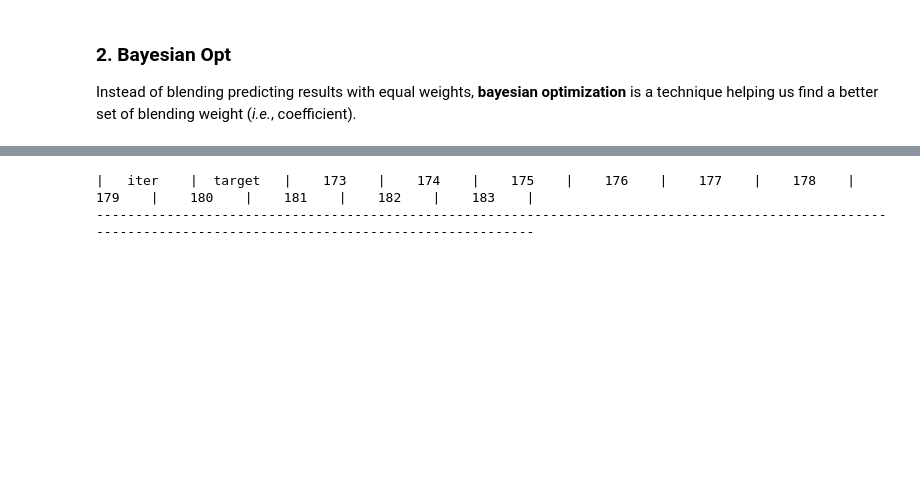
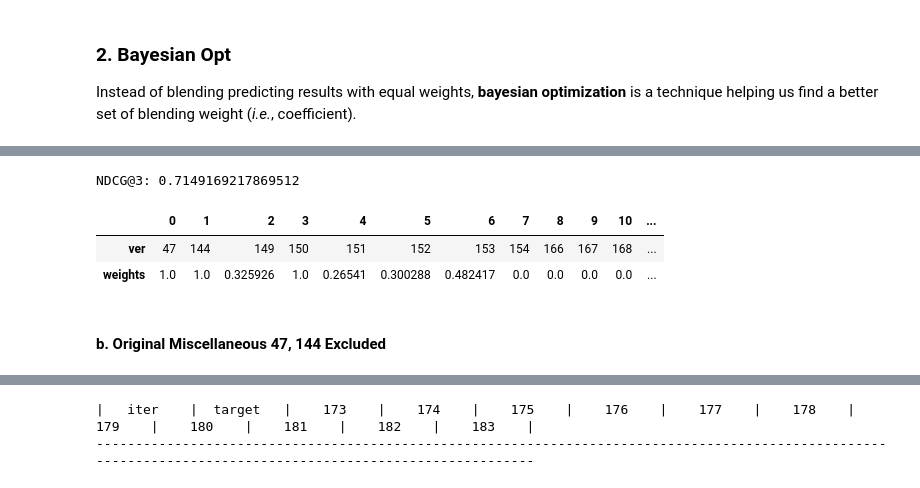
Before and after one commit to JiangJiaWei1103/TBrain-Esun-AI-2021Winter-8th-Solution, a Jupyter notebook: ensemble.ipynb, the cells around one changed output, grey strips where cells are left out. Saved outputs shown, nothing was run; the diff lists cells and outputs as text; code cells hidden in the pictures; blank space fills up the shorter version.

Commit message:
feat: More blendings
Why:
To diversify final model pool, more experiments are run.

What:
1. Design and run more blendings using Bayesian optimization.

```diff
--- a/ensemble.ipynb
+++ b/ensemble.ipynb
@@ -21,8 +30,8 @@ ens = wandb.init(project='Esun',
 # %%
 # Shortcut for accessing submission file of the specified version
-# output = ens.use_artifact(f'lgbm_infer:v66', type='output')
-# output_dir = output.download()
-# with open(os.path.join(output_dir, 'pred_results', 'dt25.pkl'), 'rb') as f:
-#     oof_pred = pickle.load(f)
-# oof_pred['y_pred'].to_csv("./submission.csv", index=False)
+output = ens.use_artifact(f'lgbm_infer_meta:v13', type='output')
+output_dir = output.download()
+with open(os.path.join(output_dir, 'dt25.pkl'), 'rb') as f:
+    oof_pred = pickle.load(f)
+oof_pred['y_pred'].to_csv("./submission.csv", index=False)
 # %% [output]
@@ -179,0 +191,10 @@ def ndcg_fn(ens, trained_types, trained_versions, **coefs):
+# %%
+# Configure base models to put in bayesian opt blending
+trained_types = ['lgbm' for  _  in range(15)]
+trained_versions = ['47', '144'] + [str(v) for v in range(149, 155)] + [str(v) for v in range(166, 173)]
+coefs = {v: (0, 1) for v in trained_versions}
+# %%
+# Run bayesian optimization
+ndcg_fn_ = partial(ndcg_fn, ens, trained_types, trained_versions)
+optimizer = BayesianOptimization(f=ndcg_fn_, pbounds=coefs, random_state=168)
+optimizer.maximize(init_points=50, n_iter=20)
@@ -179,0 +300,12 @@ def ndcg_fn(ens, trained_types, trained_versions, **coefs):
+# %%
+# Obtain the best set of blending coefficients
+print(f"NDCG@3: {optimizer.max['target']}")
+wts = {'ver': trained_versions, 'weights': list(optimizer.max['params'].values())}
+display(pd.DataFrame.from_dict(wts).T)
+# %% [output]
+NDCG@3: 0.7149169217869512
+|  | 0 | 1 | 2 | 3 | 4 | 5 | 6 | 7 | 8 | 9 | 10 | ... |
+| ver | 47 | 144 | 149 | 150 | 151 | 152 | 153 | 154 | 166 | 167 | 168 | ... |
+| weights | 1.0 | 1.0 | 0.325926 | 1.0 | 0.26541 | 0.300288 | 0.482417 | 0.0 | 0.0 | 0.0 | 0.0 | ... |
+# %% [markdown]
+#### b. Original Miscellaneous 47, 144 Excluded
```
Also changed, not shown: parts of 15 cells of this notebook.
